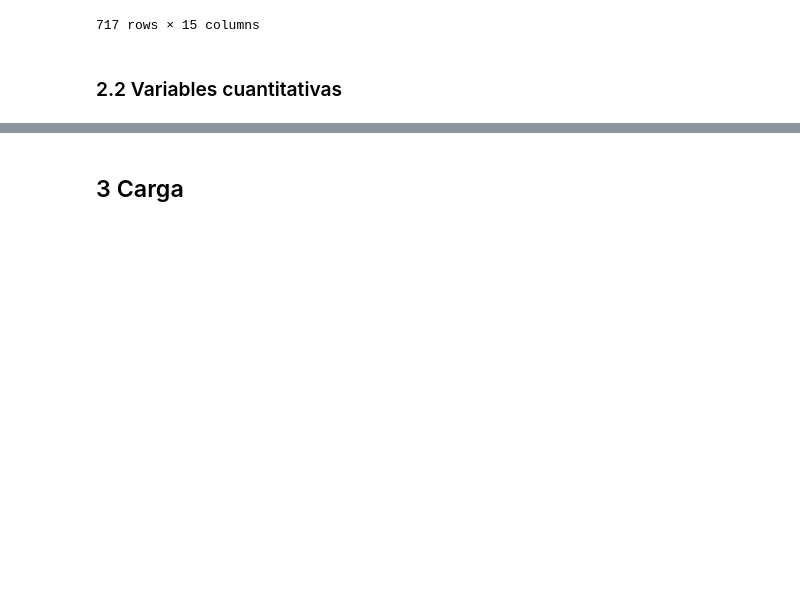
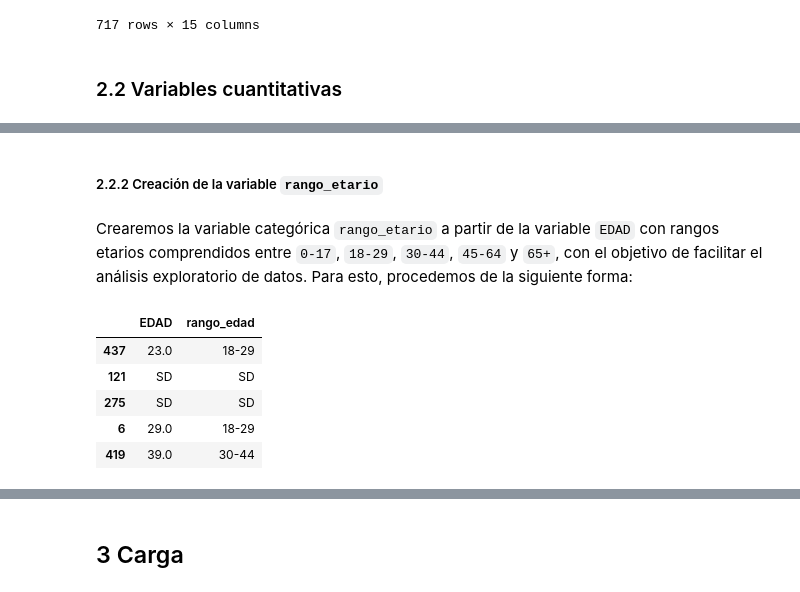
Before and after one commit to FreddyPinto/road-crashes-dataviz, a Jupyter notebook: notebooks/1.0-fp-etl.ipynb, the cells around one changed output, grey strips where cells are left out. Saved outputs shown, nothing was run; the diff lists cells and outputs as text; code cells hidden in the pictures; blank space fills up the shorter version.

```diff
--- a/notebooks/1.0-fp-etl.ipynb
+++ b/notebooks/1.0-fp-etl.ipynb
@@ -270,0 +205,30 @@ homicidios_df[['FECHA', 'HORA', 'fecha_hora']].sample(5)
+# %% [markdown]
+##### 2.2.2 Creación de la variable `rango_etario`
+# %% [markdown]
+Crearemos la variable categórica `rango_etario` a partir de la variable `EDAD` con rangos etarios comprendidos entre `0-17`, `18-29`, `30-44`, `45-64` y `65+`, con el objetivo de facilitar el análisis exploratorio de datos. Para esto, procedemos de la siguiente forma:
+# %%
+# Convertimos la columna 'EDAD' a tipo de dato numérico
+homicidios_df['EDAD'] = pd.to_numeric(homicidios_df['EDAD'], errors='coerce')
+
+# Definimos los límites de los intervalos de edad
+bins = [0, 18, 30, 45, 65, 100]
+
+# Definimos las etiquetas de los intervalos de edad
+labels = ['0-17', '18-29', '30-44', '45-64', '65+']
+
+# Creamos una nueva columna 'rango_edad' con los intervalos de edad
+homicidios_df['rango_edad'] = pd.cut(homicidios_df['EDAD'], bins=bins, labels=labels, right=False)
+
+# Agregamos la categoría 'SD' a la columna 'rango_edad'
+homicidios_df['rango_edad'] = homicidios_df['rango_edad'].cat.add_categories('SD')
+homicidios_df[['EDAD','rango_edad']] = homicidios_df[['EDAD','rango_edad']].fillna('SD')
+
+# Verificamos el resultado
+homicidios_df[['EDAD','rango_edad']].sample(5)
+# %% [output]
+|  | EDAD | rango_edad |
+| 437 | 23.0 | 18-29 |
+| 121 | SD | SD |
+| 275 | SD | SD |
+| 6 | 29.0 | 18-29 |
+| 419 | 39.0 | 30-44 |
```
Also changed, not shown: parts of 47 cells of this notebook.
